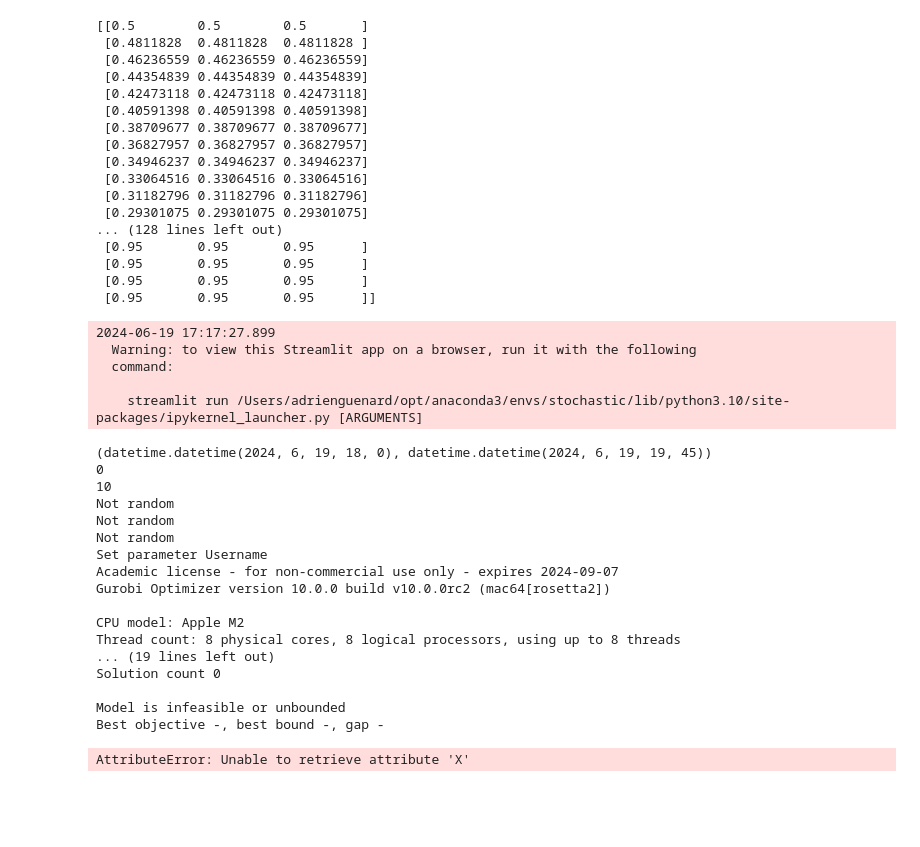
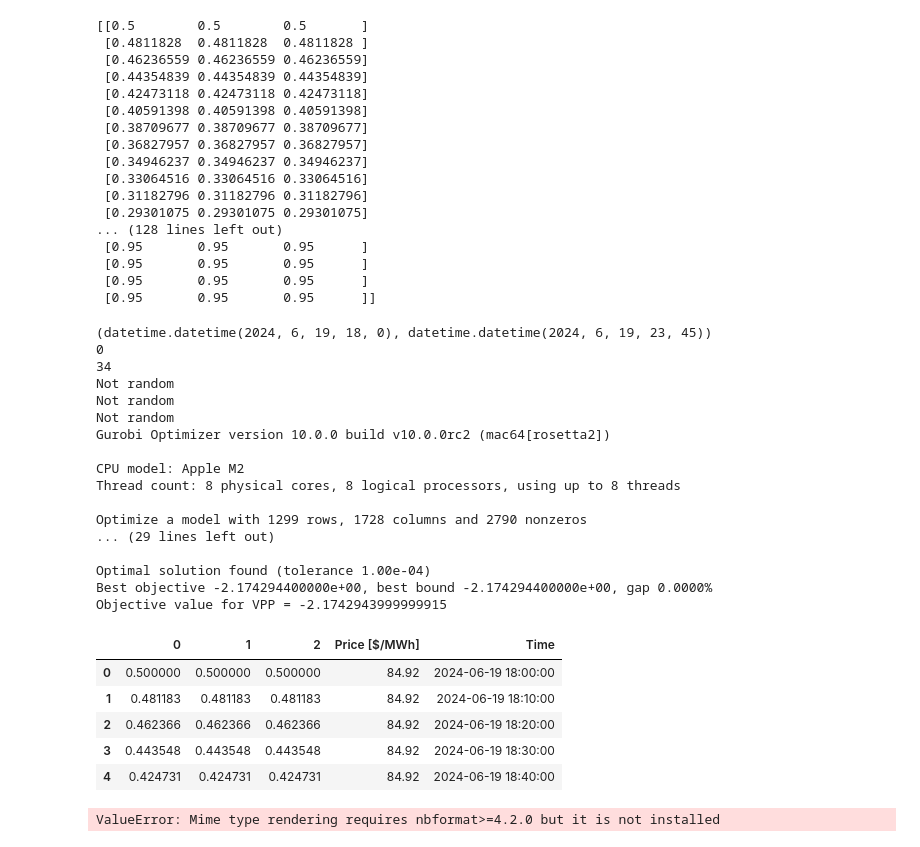
Before and after one commit to gueno92/EVagreg, a Jupyter notebook: dev-dashboard.ipynb, the cells around one changed output. Cells and saved outputs as stored; diff of their text form; code cells hidden in the pictures; blank space fills up the shorter version.

```diff
--- a/dev-dashboard.ipynb
+++ b/dev-dashboard.ipynb
@@ -115,7 +115,7 @@ for i in range(1, 6):
 
 # State of charge data
 SOC_ini = st.sidebar.slider(f'Initial State of Charge', 0, 100, 50)
-SOC_final = st.sidebar.slider(f'Desired State of Charge', 0, 100, 100)
+SOC_final = st.sidebar.slider(f'Desired State of Charge', 0, 100, 95)
 
 
 start_time = datetime.now().replace(hour=18, minute=0, second=0, microsecond=0)
@@ -145,8 +145,8 @@ Batt.reformate_charing_time(charging_schedule)
 print(Batt.start_pos)
 print(Batt.len_ones)
 Batt.generate_contiguous_matrix(SOC_random=False,
-                                         SOC_ini= SOC_ini*np.ones((3,)),
-                                         SOC_final= SOC_final*np.ones((3,)))
+                                         SOC_ini= SOC_ini/100*np.ones((3,)),
+                                         SOC_final= SOC_final/100*np.ones((3,)))
 charge, discharge, SOC = Batt.battery_dispatch('VPP')
 total_price= Batt.obj_value
 
@@ -176,26 +176,36 @@ fig = px.scatter(df, x="Time", y="Price [$/MWh]")
 
 event = st.plotly_chart(fig, on_select="rerun")
 # %% [output]
-2024-06-19 17:17:27.899
-  Warning: to view this Streamlit app on a browser, run it with the following
-  command:
+(datetime.datetime(2024, 6, 19, 18, 0), datetime.datetime(2024, 6, 19, 23, 45))
+0
+34
+Not random
+Not random
+Not random
+Gurobi Optimizer version 10.0.0 build v10.0.0rc2 (mac64[rosetta2])
 
-    streamlit run /Users/adrienguenard/opt/anaconda3/envs/stochastic/lib/python3.10/site-packages/ipykernel_launcher.py [ARGUMENTS]
+CPU model: Apple M2
+Thread count: 8 physical cores, 8 logical processors, using up to 8 threads
+
+Optimize a model with 1299 rows, 1728 columns and 2790 nonzeros
+... (29 lines left out)
+
+Optimal solution found (tolerance 1.00e-04)
+Best objective -2.174294400000e+00, best bound -2.174294400000e+00, gap 0.0000%
+Objective value for VPP = -2.1742943999999915
-(datetime.datetime(2024, 6, 19, 18, 0), datetime.datetime(2024, 6, 19, 19, 45))
-0
-10
-Not random
-Not random
-Not random
-Set parameter Username
-Academic license - for non-commercial use only - expires 2024-09-07
-Gurobi Optimizer version 10.0.0 build v10.0.0rc2 (mac64[rosetta2])
-
-CPU model: Apple M2
-Thread count: 8 physical cores, 8 logical processors, using up to 8 threads
-... (19 lines left out)
-Solution count 0
-
-Model is infeasible or unbounded
-Best objective -, best bound -, gap -
-AttributeError: Unable to retrieve attribute 'X'
+# %%
+df.head()
+# %% [output]
+|  | 0 | 1 | 2 | Price [$/MWh] | Time |
+| 0 | 0.500000 | 0.500000 | 0.500000 | 84.92 | 2024-06-19 18:00:00 |
+| 1 | 0.481183 | 0.481183 | 0.481183 | 84.92 | 2024-06-19 18:10:00 |
+| 2 | 0.462366 | 0.462366 | 0.462366 | 84.92 | 2024-06-19 18:20:00 |
+| 3 | 0.443548 | 0.443548 | 0.443548 | 84.92 | 2024-06-19 18:30:00 |
+| 4 | 0.424731 | 0.424731 | 0.424731 | 84.92 | 2024-06-19 18:40:00 |
+# %%
+import plotly.express as px
+data_canada = pd.DataFrame({'year' : [1, 2,3], 'pop': [3, 10, 20]})
+fig = px.bar(data_canada, x='year', y='pop')
+fig.show()
+# %% [output]
+ValueError: Mime type rendering requires nbformat>=4.2.0 but it is not installed
```
Also changed, not shown: parts of 1 cell of this notebook, 4 other files.
